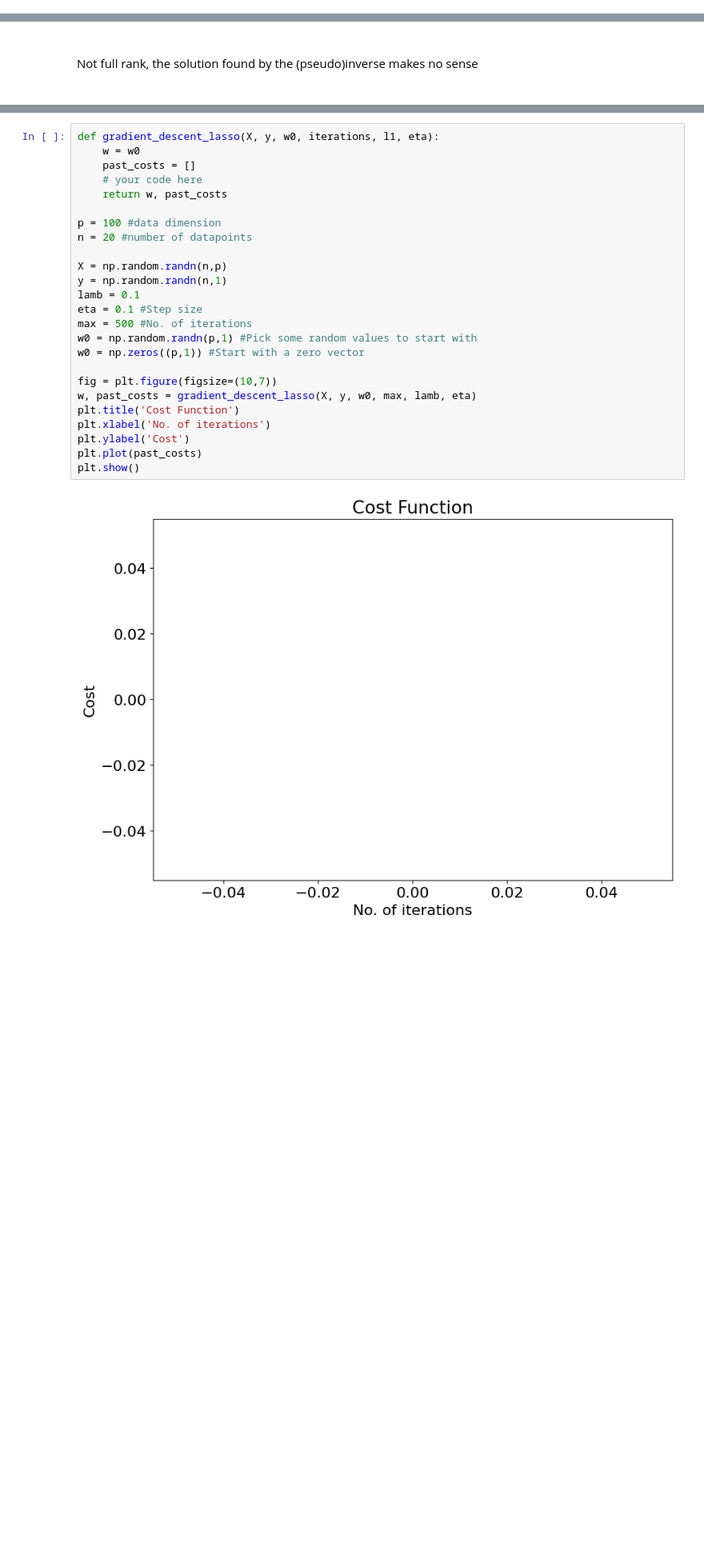
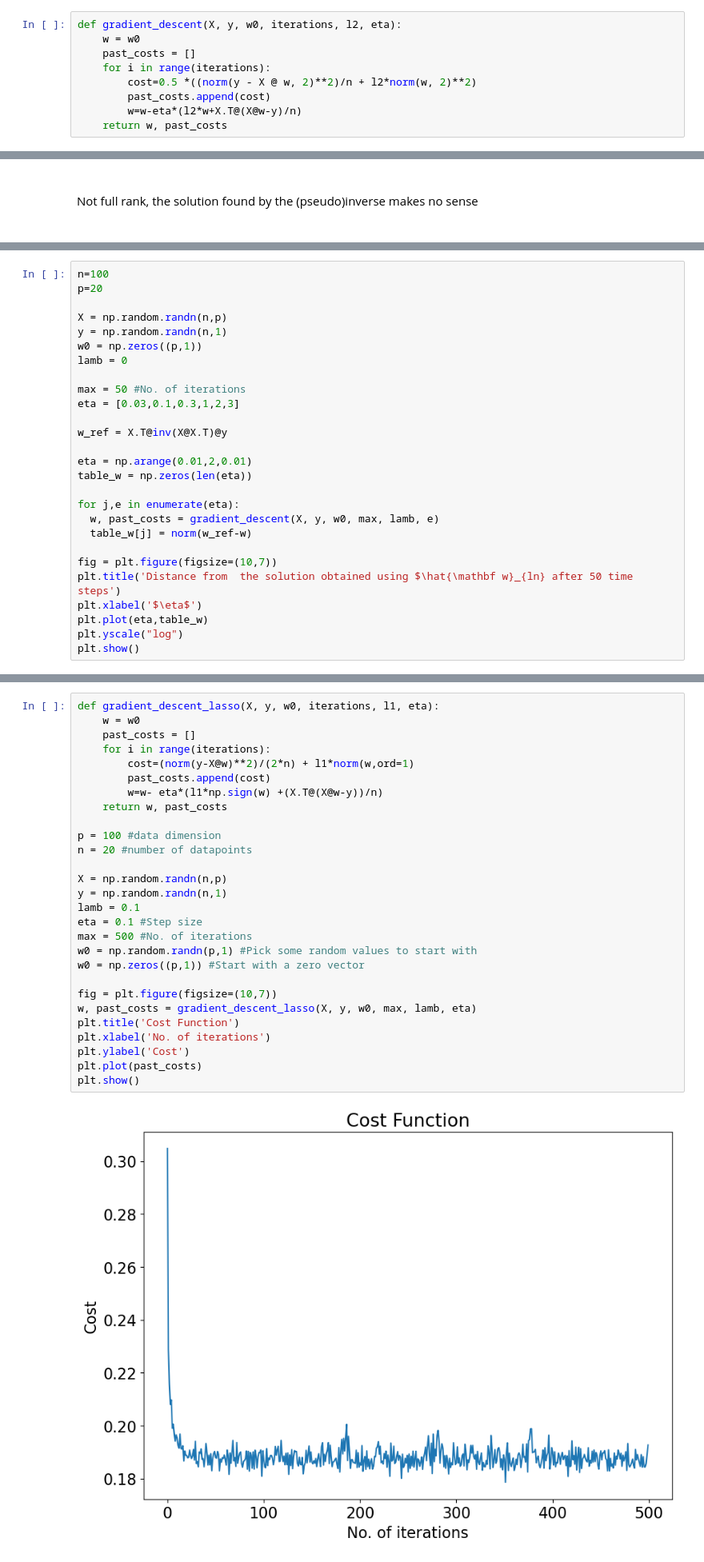
Before and after one commit to yassinuaimee/FundamentalLearningEPFL, a Jupyter notebook: TP5/[exercise]optimization_and_GD.ipynb, the cells around one changed output, grey strips where cells are left out. Shown at 80% size. Saved outputs shown, nothing was run; the diff lists cells and outputs as text; blank space fills up the shorter version.

```diff
--- a/TP5/[exercise]optimization_and_GD.ipynb
+++ b/TP5/[exercise]optimization_and_GD.ipynb
@@ -154,3 +144,12 @@ def gradient_descent(X, y, w0, iterations, l2, eta):
+# %%
+def gradient_descent(X, y, w0, iterations, l2, eta):
+    w = w0
+    past_costs = []
+    for i in range(iterations):
+        cost=0.5 *((norm(y - X @ w, 2)**2)/n + l2*norm(w, 2)**2)
+        past_costs.append(cost)
+        w=w-eta*(l2*w+X.T@(X@w-y)/n)
+    return w, past_costs
 # %% [markdown]
 Fixing $n=30$, $p=3$, $t_{max}=50$, $\lambda=0.001$ for each value of $\eta$ in $[0.03,0.1,0.3,1,2,3]$ :
 * Use the function you designed to plot the behaviour of the cost function vs the number of iterations
@@ -260,0 +287,27 @@ array([-3.48468460e+15, -1.00815673e+15,  5.32918103e+14, -1.68264959e+14,
+# %%
+n=100
+p=20
+
+X = np.random.randn(n,p)
+y = np.random.randn(n,1)
+w0 = np.zeros((p,1))
+lamb = 0
+
+max = 50 #No. of iterations
+eta = [0.03,0.1,0.3,1,2,3]
+
+w_ref = X.T@inv(X@X.T)@y
+
+eta = np.arange(0.01,2,0.01)
+table_w = np.zeros(len(eta))
+
+for j,e in enumerate(eta):
+  w, past_costs = gradient_descent(X, y, w0, max, lamb, e)
+  table_w[j] = norm(w_ref-w)
+
+fig = plt.figure(figsize=(10,7))
+plt.title('Distance from  the solution obtained using $\hat{\mathbf w}_{ln} after 50 time steps')
+plt.xlabel('$\eta$')
+plt.plot(eta,table_w)
+plt.yscale("log")
+plt.show()
@@ -275,30 +330,33 @@ $$
 # %%
 def gradient_descent_lasso(X, y, w0, iterations, l1, eta):
     w = w0
     past_costs = []
-    # your code here
+    for i in range(iterations):
+        cost=(norm(y-X@w)**2)/(2*n) + l1*norm(w,ord=1)
+        past_costs.append(cost)
+        w=w- eta*(l1*np.sign(w) +(X.T@(X@w-y))/n)
     return w, past_costs
 
 p = 100 #data dimension
 n = 20 #number of datapoints
 
 X = np.random.randn(n,p)
 y = np.random.randn(n,1)
 lamb = 0.1
 eta = 0.1 #Step size
 max = 500 #No. of iterations
 w0 = np.random.randn(p,1) #Pick some random values to start with
 w0 = np.zeros((p,1)) #Start with a zero vector
 
 fig = plt.figure(figsize=(10,7))
 w, past_costs = gradient_descent_lasso(X, y, w0, max, lamb, eta)
 plt.title('Cost Function')
 plt.xlabel('No. of iterations')
 plt.ylabel('Cost')
 plt.plot(past_costs)
 plt.show()
 # %% [output]
-[figure, old version]
+[figure, new version]
 # %% [markdown]
 ## Bonus: LASSO with Iterartive soft Thresholding
 # %%
```
Also changed, not shown: parts of 28 cells of this notebook.
